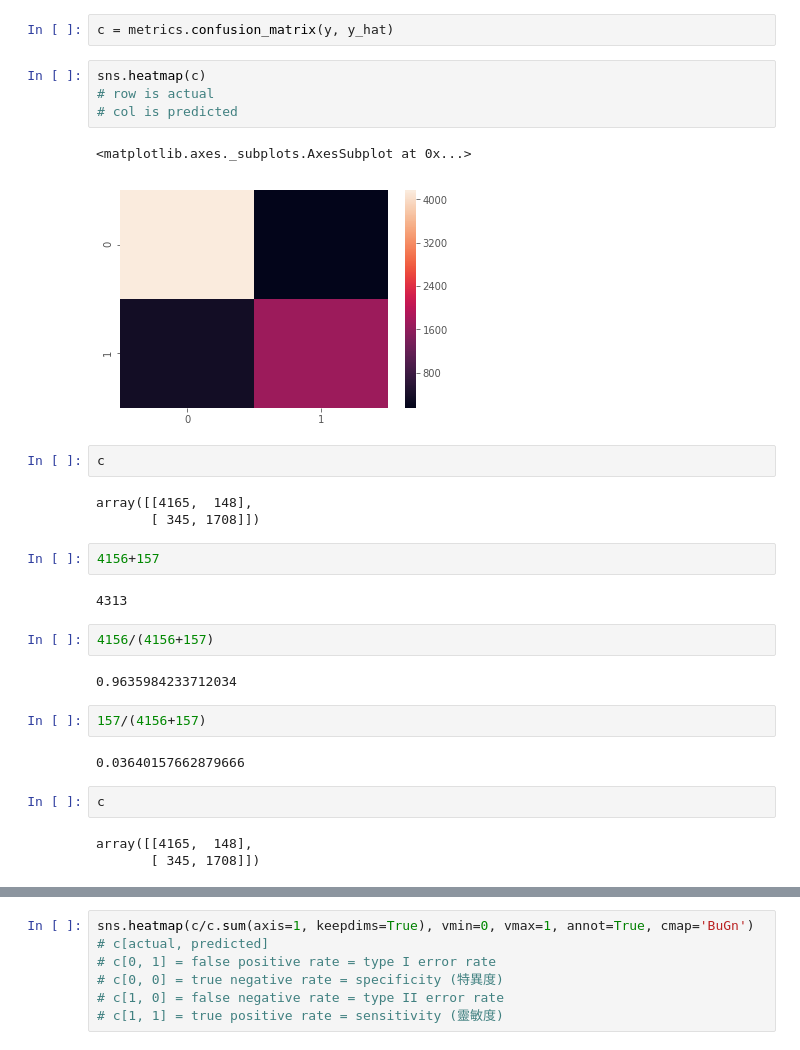
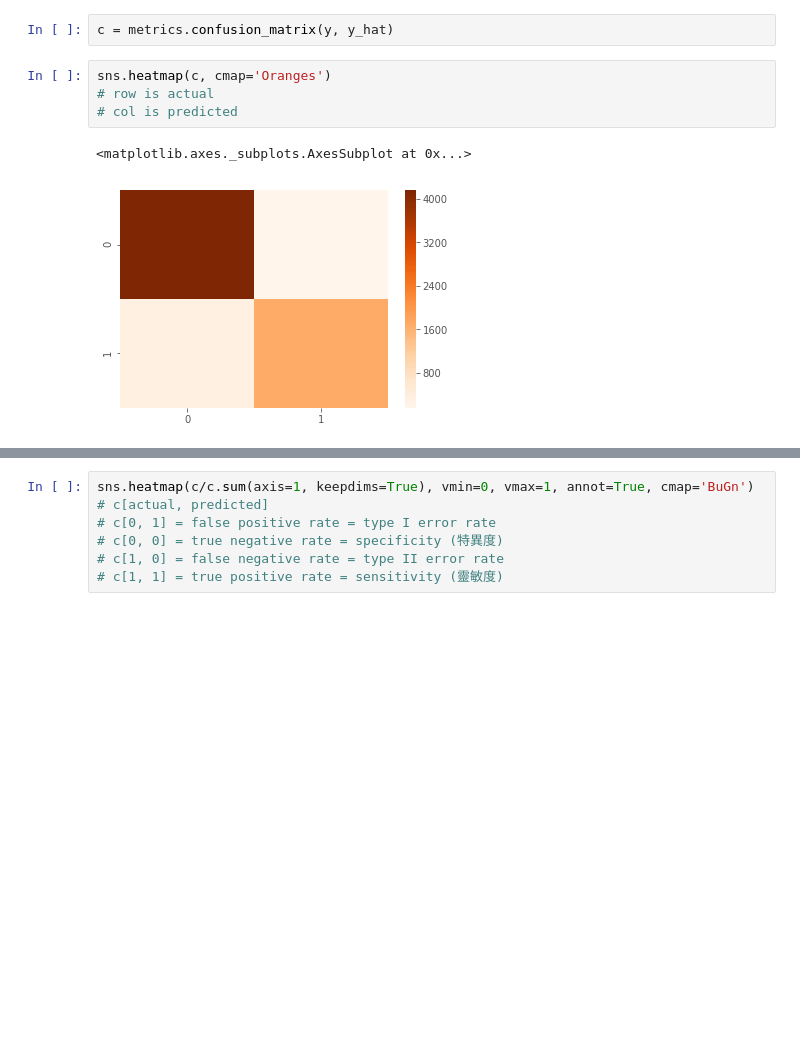
Before and after one commit to moskytw/coding-is-magic, a Jupyter notebook: 06_classification.ipynb, the cells around one changed output, grey strips where cells are left out. Saved outputs shown, nothing was run; the diff lists cells and outputs as text; blank space fills up the shorter version.

```diff
--- a/06_classification.ipynb
+++ b/06_classification.ipynb
@@ -68,31 +74,9 @@ avg / total       0.92      0.92      0.92      6366
 # %%
 c = metrics.confusion_matrix(y, y_hat)
 # %%
-sns.heatmap(c)
+sns.heatmap(c, cmap='Oranges')
 # row is actual
 # col is predicted
 # %% [output]
 <matplotlib.axes._subplots.AxesSubplot at 0x...>
-[figure, old version]
+[figure, new version]
-# %%
-c
-# %% [output]
-array([[4165,  148],
-       [ 345, 1708]])
-# %%
-4156+157
-# %% [output]
-4313
-# %%
-4156/(4156+157)
-# %% [output]
-0.9635984233712034
-# %%
-157/(4156+157)
-# %% [output]
-0.03640157662879666
-# %%
-c
-# %% [output]
-array([[4165,  148],
-       [ 345, 1708]])
```
Also changed, not shown: parts of 9 cells of this notebook.
